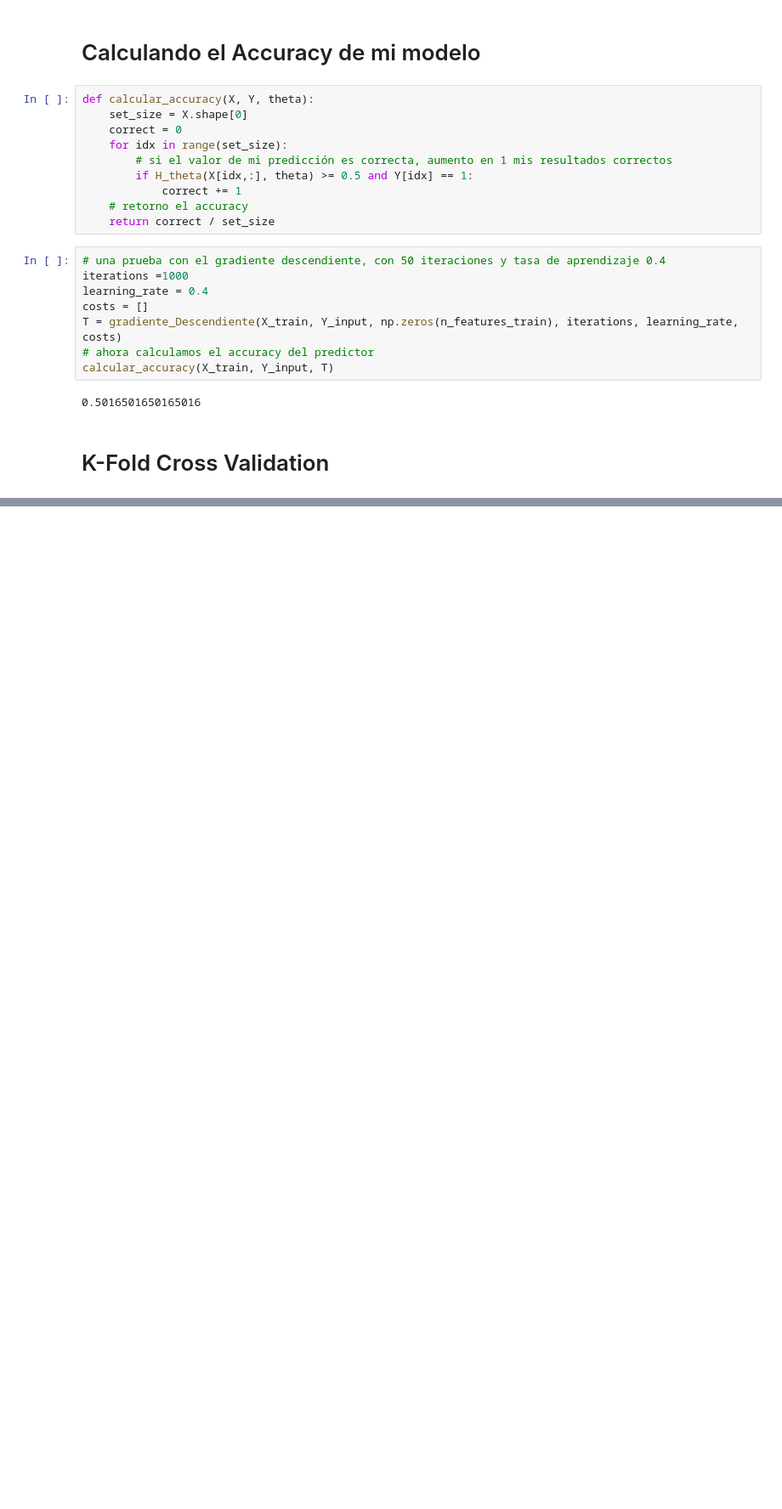
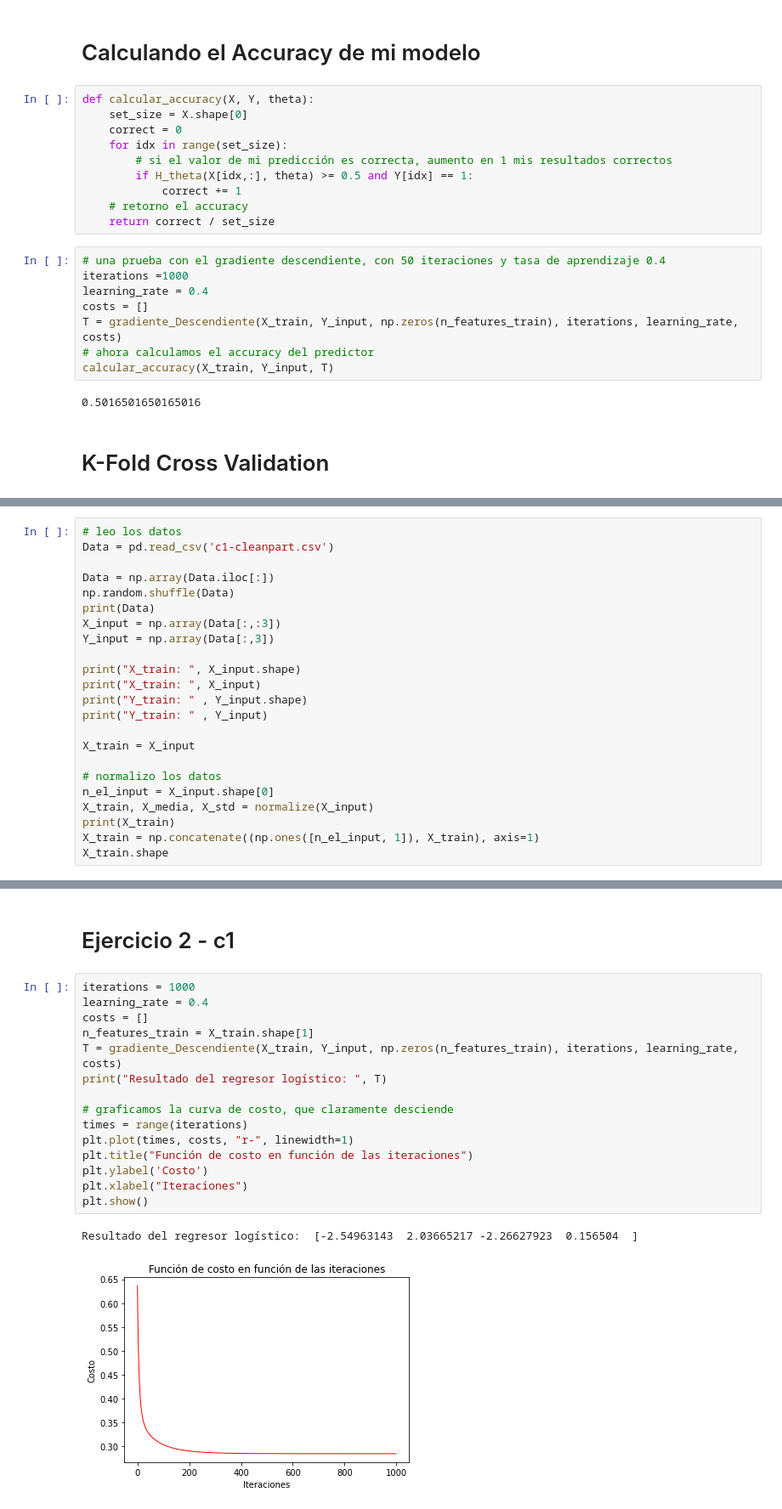
Before and after one commit to ratasxy/TopicosIALab2, a Jupyter notebook: RegresorLgístico.ipynb, the cells around one changed output, grey strips where cells are left out. Shown at 85% size. Drawn from its saved outputs; the diff is of its cells as text; blank space fills up the shorter version.

```diff
--- a/RegresorLgístico.ipynb
+++ b/RegresorLgístico.ipynb
@@ -225,0 +349,23 @@ El mejor accuracy es 0.534653 del grupo 1
+# %%
+# leo los datos
+Data = pd.read_csv('c1-cleanpart.csv')
+
+Data = np.array(Data.iloc[:])
+np.random.shuffle(Data)
+print(Data)
+X_input = np.array(Data[:,:3])
+Y_input = np.array(Data[:,3])
+
+print("X_train: ", X_input.shape)
+print("X_train: ", X_input)
+print("Y_train: " , Y_input.shape)
+print("Y_train: " , Y_input)
+
+X_train = X_input
+
+# normalizo los datos
+n_el_input = X_input.shape[0]
+X_train, X_media, X_std = normalize(X_input)
+print(X_train)
+X_train = np.concatenate((np.ones([n_el_input, 1]), X_train), axis=1)
+X_train.shape
@@ -225,0 +451,20 @@ El mejor accuracy es 0.534653 del grupo 1
+# %% [markdown]
+# Ejercicio 2 - c1
+# %%
+iterations = 1000
+learning_rate = 0.4
+costs = []
+n_features_train = X_train.shape[1]
+T = gradiente_Descendiente(X_train, Y_input, np.zeros(n_features_train), iterations, learning_rate, costs)
+print("Resultado del regresor logístico: ", T)
+
+# graficamos la curva de costo, que claramente desciende
+times = range(iterations)
+plt.plot(times, costs, "r-", linewidth=1)
+plt.title("Función de costo en función de las iteraciones")
+plt.ylabel('Costo')
+plt.xlabel("Iteraciones")
+plt.show()
+# %% [output]
+Resultado del regresor logístico:  [-2.54963143  2.03665217 -2.26627923  0.156504  ]
+[figure, added]
```
Also changed, not shown: parts of 9 cells of this notebook, 3 other files.
